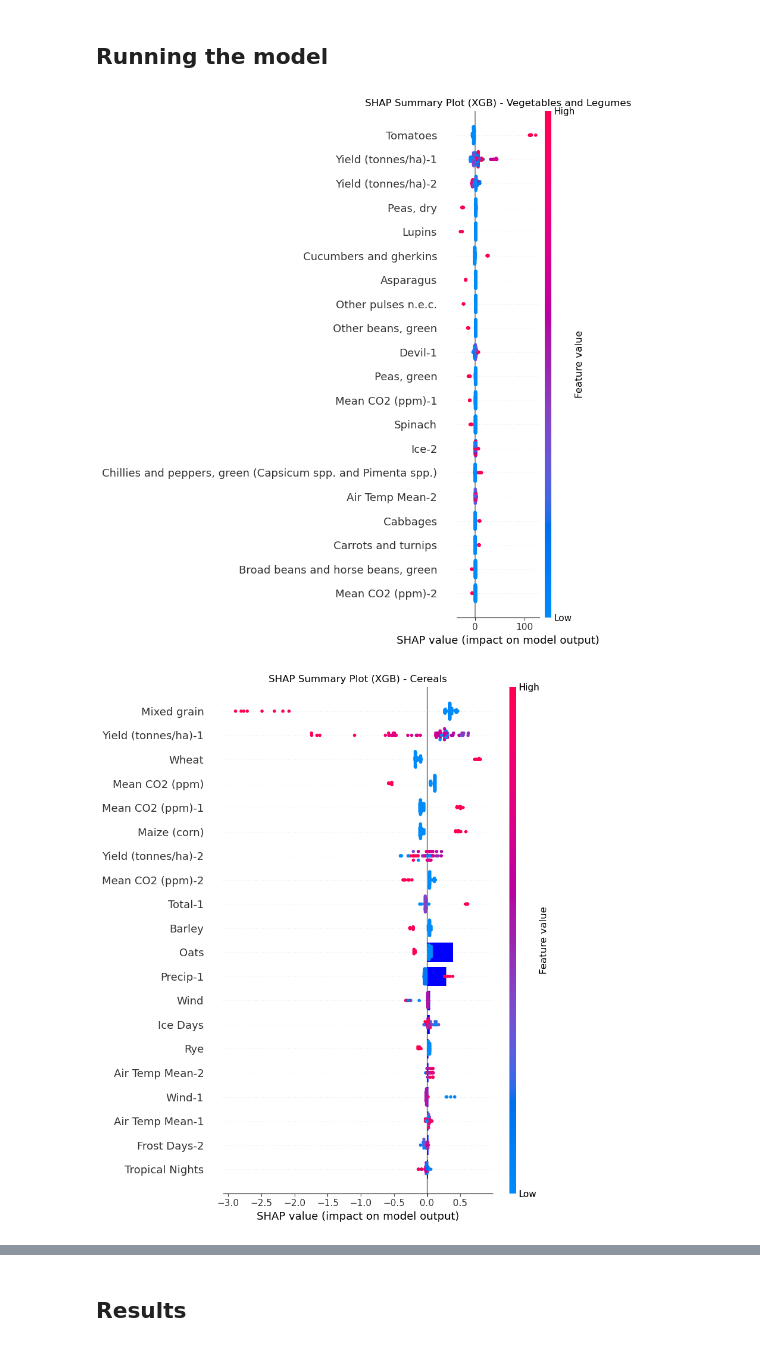
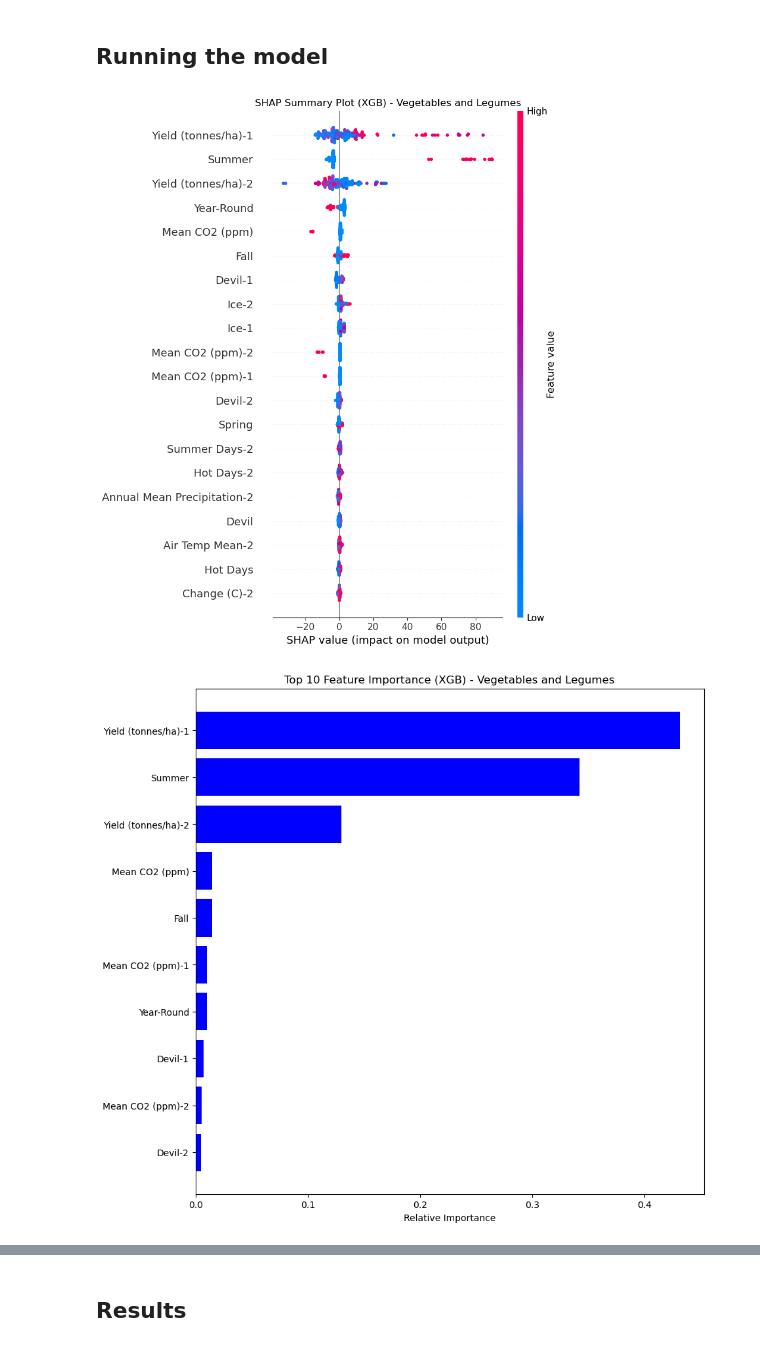
Before and after one commit to jo-atanacio/Thesis, a Jupyter notebook: Models/shap_xgb.ipynb, the cells around one changed output, grey strips where cells are left out. Cells and saved outputs as stored; diff of their text form; code cells hidden in the pictures.

Commit message:
Updated graphs for SHAP

```diff
--- a/Models/shap_xgb.ipynb
+++ b/Models/shap_xgb.ipynb
@@ -21,8 +21,8 @@ df = df[df["Category"] != "Industrial Crops"]
 # %% [markdown]
 ## Creating working data frame
 # %%
-df['Year'] = pd.to_datetime(df['Year'], format='%Y')
-df.set_index("Year", inplace=True)
+#df['Year'] = pd.to_datetime(df['Year'], format='%Y')
+#df.set_index("Year", inplace=True)
 # getting list of names
 categories = df["Category"].unique()
 # %% [markdown]
@@ -78,11 +78,11 @@ for cate in categories:
 scaler = MinMaxScaler()
 for cat in categories:
    crop_df = main_df[main_df['Category'] == cat]
-   encoded_df = pd.get_dummies(crop_df[["Item"]], prefix='', prefix_sep='')
+   encoded_df = pd.get_dummies(crop_df[["Season"]], prefix='', prefix_sep='')
    encoded_df = encoded_df.drop(encoded_df.columns[-2], axis=1)
 
    y = crop_df[['Yield (tonnes/ha)']]
-   x = crop_df.drop(['Yield (tonnes/ha)', "Item", "Category"], axis=1)
+   x = crop_df.drop(['Yield (tonnes/ha)', "Item", "Category", "Season"], axis=1)
    x = pd.concat([x, encoded_df], axis=1)
 
    mean = x.mean()
@@ -92,36 +92,39 @@ for cat in categories:
    x = x.clip(lower_bound, upper_bound, axis=1)
 
    x = pd.DataFrame(scaler.fit_transform(x), columns=x.columns)
 
    x_train, x_test, y_train, y_test = train_test_split(x, y, test_size=0.2, shuffle=False, random_state=42)
-   regressor = GradientBoostingRegressor(n_estimators = 400, random_state = 42)
+   regressor = GradientBoostingRegressor(n_estimators = 400, random_state = 42, learning_rate=0.2)
    regressor.fit(x_train, y_train)
 
    #prediction of new value
    y_pred = regressor.predict(x_test)
 
    explainer = shap.TreeExplainer(regressor)
    shap_values = explainer.shap_values(x_test, check_additivity=False)
 
    # Adding SHAP Data into DataFrame
    shap_df_crop = pd.DataFrame(shap_values, columns=x_test.columns)
+   shap_df_crop[cat] = cat
    shap_mean_crop = shap_df_crop.mean()
    shap_df[cat] = shap_mean_crop
-   importances = regressor.feature_importances_
-   indices = np.argsort(importances)[-10:]
-   features = x_test.columns
 
    # SHAP Summary
    plt.title("SHAP Summary Plot (XGB) - " + cat)
    shap.summary_plot(shap_values, x_test, feature_names=x_test.columns)
    plt.show()
 
    # Plotting Feature Importance
+   importances = regressor.feature_importances_
+   indices = np.argsort(importances)[-10:]
+   features = x_test.columns
+   plot_df = pd.DataFrame()
    plt.figure(figsize=(10, 10))
    plt.title('Top 10 Feature Importance (XGB) - ' + cat)
    plt.barh(range(len(indices)), importances[indices], color='b', align='center')
    plt.yticks(range(len(indices)), [features[i] for i in indices])
    plt.xlabel('Relative Importance')
+   plt.show()
 # %% [output]
-[figure, old version]
+[figure, new version]
-[figure, old version]
+[figure, new version]
```
Also changed, not shown: parts of 5 cells of this notebook, 1 other file.
